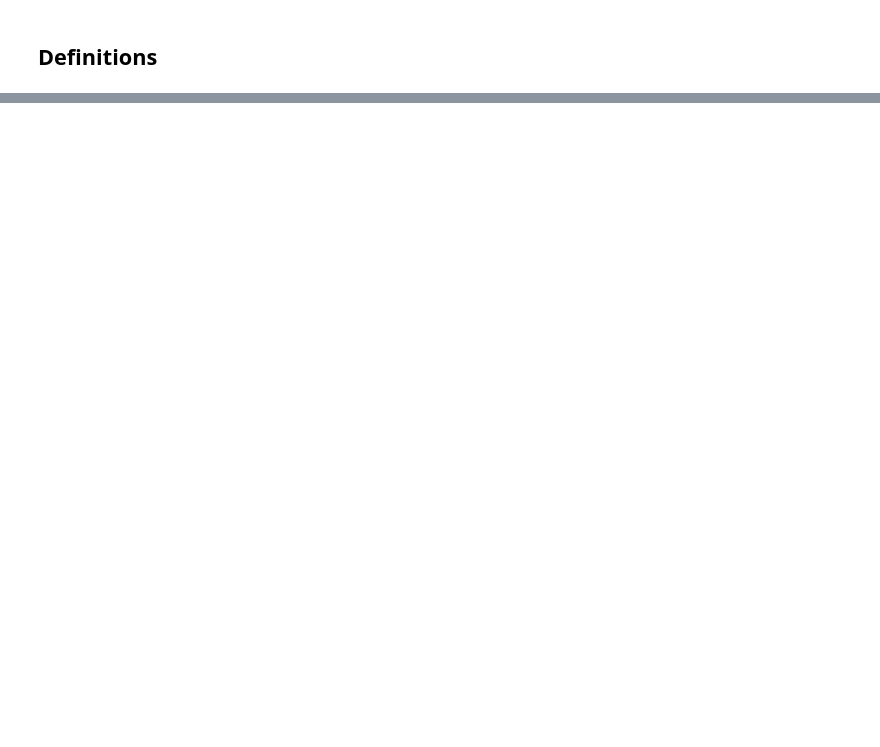
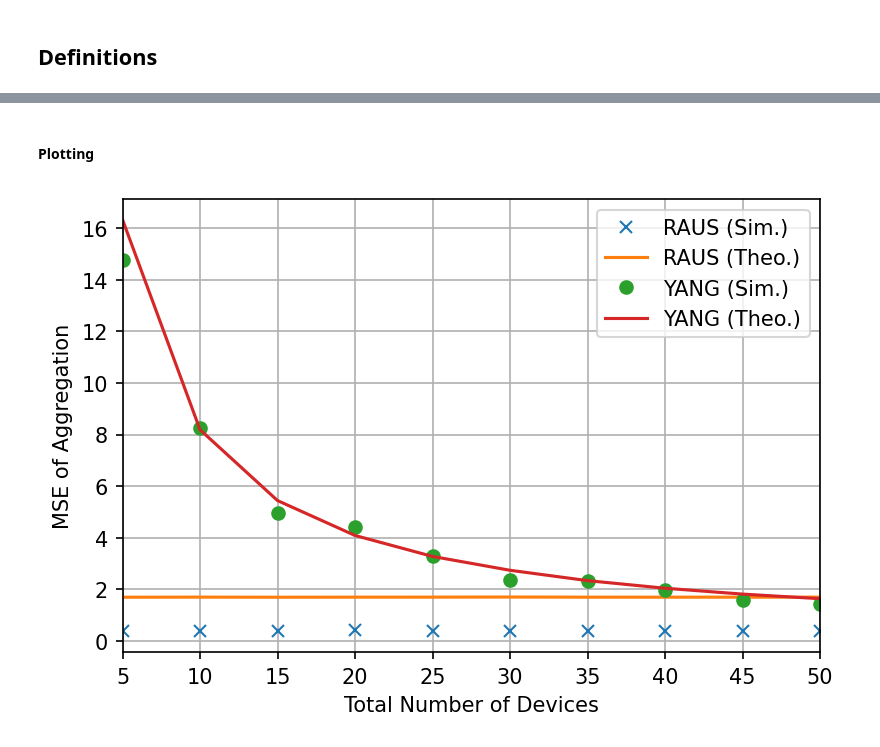
Before and after one commit to mvalentesilva/raus_reproduction, a Jupyter notebook: RAUS.ipynb, the cells around one changed output, grey strips where cells are left out. Saved outputs shown, nothing was run; the diff lists cells and outputs as text; code cells hidden in the pictures; blank space fills up the shorter version.

```diff
--- a/RAUS.ipynb
+++ b/RAUS.ipynb
@@ -298,0 +410,17 @@ np.sqrt(8)
+# %% [markdown]
+#### Plotting
+# %%
+plt.figure(1, dpi = 150)
+plt.xticks(miniBatches)
+plt.xlim(5, 50)
+plt.grid(True, which = 'both', ls='-')
+plt.xlabel('Total Number of Devices')
+plt.ylabel('MSE of Aggregation')
+plt.plot(miniBatches,mse_raus[0,:],'x',label="RAUS (Sim.)",linewidth=2)
+plt.plot(miniBatches,mse_raus[1,:],label="RAUS (Theo.)")
+plt.plot(miniBatches,mse_yang[0,:],'o',label="YANG (Sim.)")
+plt.plot(miniBatches,mse_yang[1,:],label="YANG (Theo.)")
+plt.legend()
+plt.show()
+# %% [output]
+[figure, added]
```
Also changed, not shown: parts of 38 cells of this notebook.
